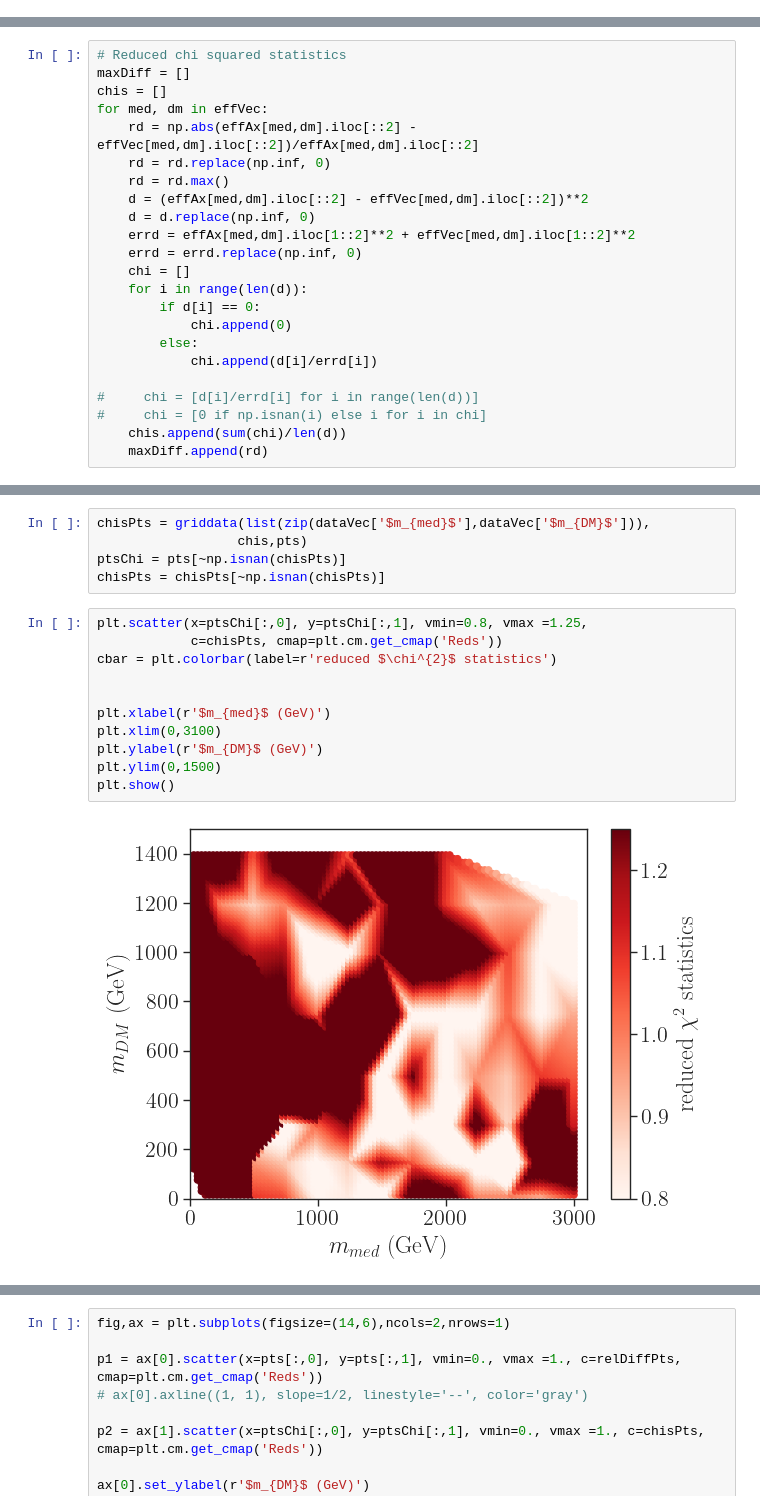
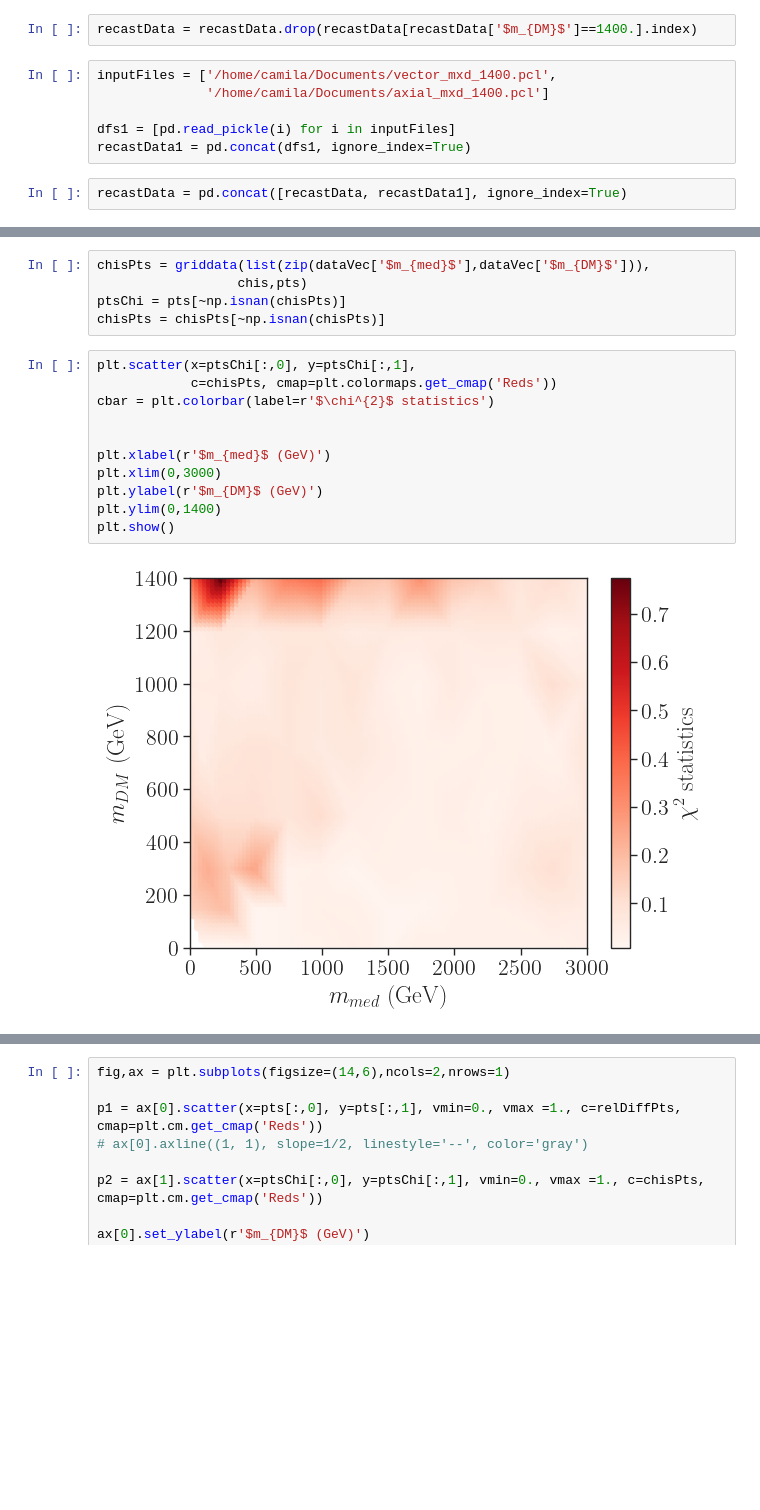
Before and after one commit to andlessa/MonoXSMS, a Jupyter notebook: notebooks/mapEfficiencies-spin1.ipynb, the cells around one changed output, grey strips where cells are left out. Saved outputs shown, nothing was run; the diff lists cells and outputs as text; blank space fills up the shorter version.

```diff
--- a/notebooks/mapEfficiencies-spin1.ipynb
+++ b/notebooks/mapEfficiencies-spin1.ipynb
@@ -42,6 +41,16 @@ inputFiles = ['../vector_cut.pcl',
 
 dfs = [pd.read_pickle(i) for i in inputFiles]
 recastData = pd.concat(dfs, ignore_index=True)
+# %%
+recastData = recastData.drop(recastData[recastData['$m_{DM}$']==1400.].index)
+# %%
+inputFiles = ['/home/camila/Documents/vector_mxd_1400.pcl',
+              '/home/camila/Documents/axial_mxd_1400.pcl']
+
+dfs1 = [pd.read_pickle(i) for i in inputFiles]
+recastData1 = pd.concat(dfs1, ignore_index=True)
+# %%
+recastData = pd.concat([recastData, recastData1], ignore_index=True)
 # %% [markdown]
 ### Get model points
 # %%
@@ -125,26 +134,3 @@ print(len(dataAx),len(dataVec))
 # Setting the index with mass pairs
 effAx = pd.DataFrame([dataAx.set_index(['$m_{med}$', '$m_{DM}$'])[c] for c in recastData if 'Efficiency' in c])
 effVec = pd.DataFrame([dataVec.set_index(['$m_{med}$', '$m_{DM}$'])[c] for c in recastData if 'Efficiency' in c])
-# %%
-# Reduced chi squared statistics
-maxDiff = []
-chis = []
-for med, dm in effVec:
-    rd = np.abs(effAx[med,dm].iloc[::2] - effVec[med,dm].iloc[::2])/effAx[med,dm].iloc[::2]
-    rd = rd.replace(np.inf, 0)
-    rd = rd.max()
-    d = (effAx[med,dm].iloc[::2] - effVec[med,dm].iloc[::2])**2
-    d = d.replace(np.inf, 0)
-    errd = effAx[med,dm].iloc[1::2]**2 + effVec[med,dm].iloc[1::2]**2
-    errd = errd.replace(np.inf, 0)
-    chi = []
-    for i in range(len(d)):
-        if d[i] == 0:
-            chi.append(0)
-        else:
-            chi.append(d[i]/errd[i])
-
-#     chi = [d[i]/errd[i] for i in range(len(d))]
-#     chi = [0 if np.isnan(i) else i for i in chi]
-    chis.append(sum(chi)/len(d))
-    maxDiff.append(rd)
@@ -200,18 +239,18 @@ chisPts = griddata(list(zip(dataVec['$m_{med}$'],dataVec['$m_{DM}$'])),
 ptsChi = pts[~np.isnan(chisPts)]
 chisPts = chisPts[~np.isnan(chisPts)]
 # %%
-plt.scatter(x=ptsChi[:,0], y=ptsChi[:,1], vmin=0.8, vmax =1.25,
-            c=chisPts, cmap=plt.cm.get_cmap('Reds'))
-cbar = plt.colorbar(label=r'reduced $\chi^{2}$ statistics')
+plt.scatter(x=ptsChi[:,0], y=ptsChi[:,1],
+            c=chisPts, cmap=plt.colormaps.get_cmap('Reds'))
+cbar = plt.colorbar(label=r'$\chi^{2}$ statistics')
 
 
 plt.xlabel(r'$m_{med}$ (GeV)')
-plt.xlim(0,3100)
+plt.xlim(0,3000)
 plt.ylabel(r'$m_{DM}$ (GeV)')
-plt.ylim(0,1500)
+plt.ylim(0,1400)
 plt.show()
 # %% [output]
-[figure, old version]
+[figure, new version]
 # %%
 fig,ax = plt.subplots(figsize=(14,6),ncols=2,nrows=1)
 
```
Also changed, not shown: parts of 18 cells of this notebook.
